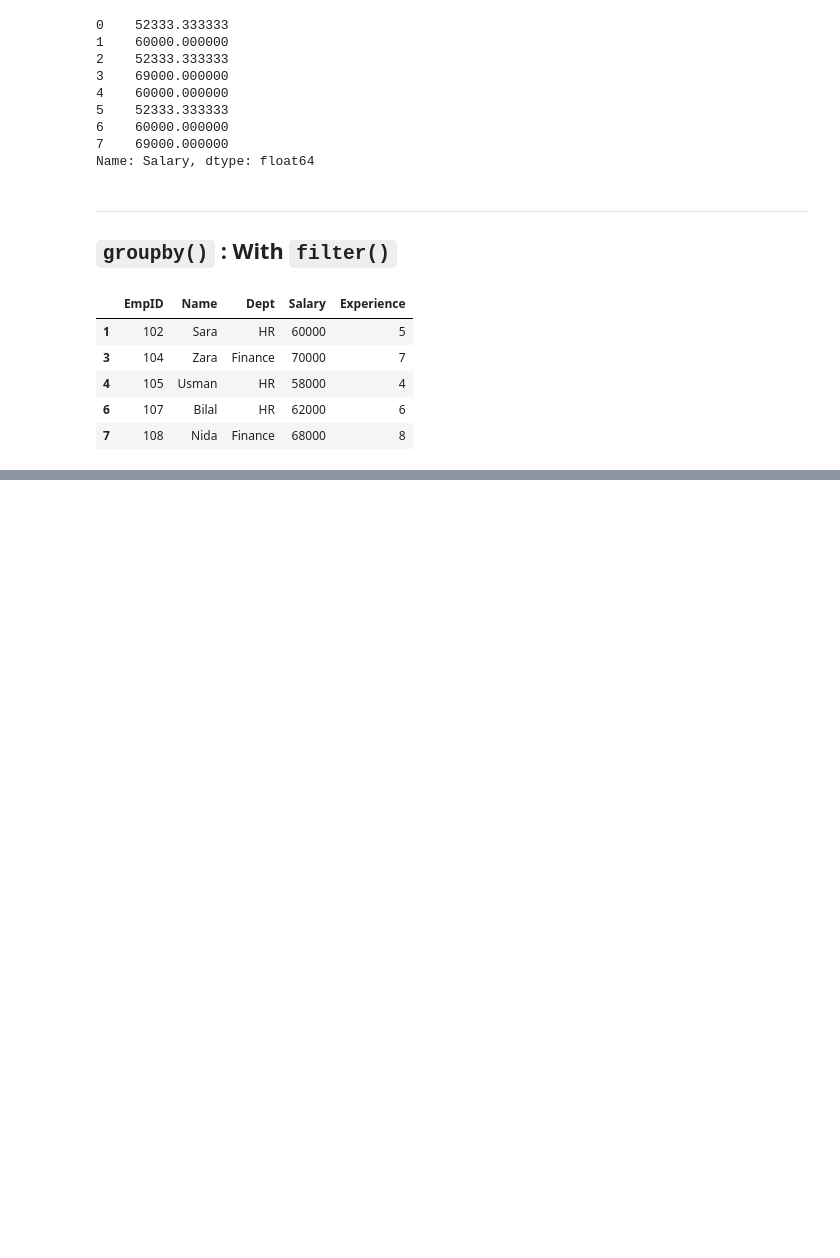
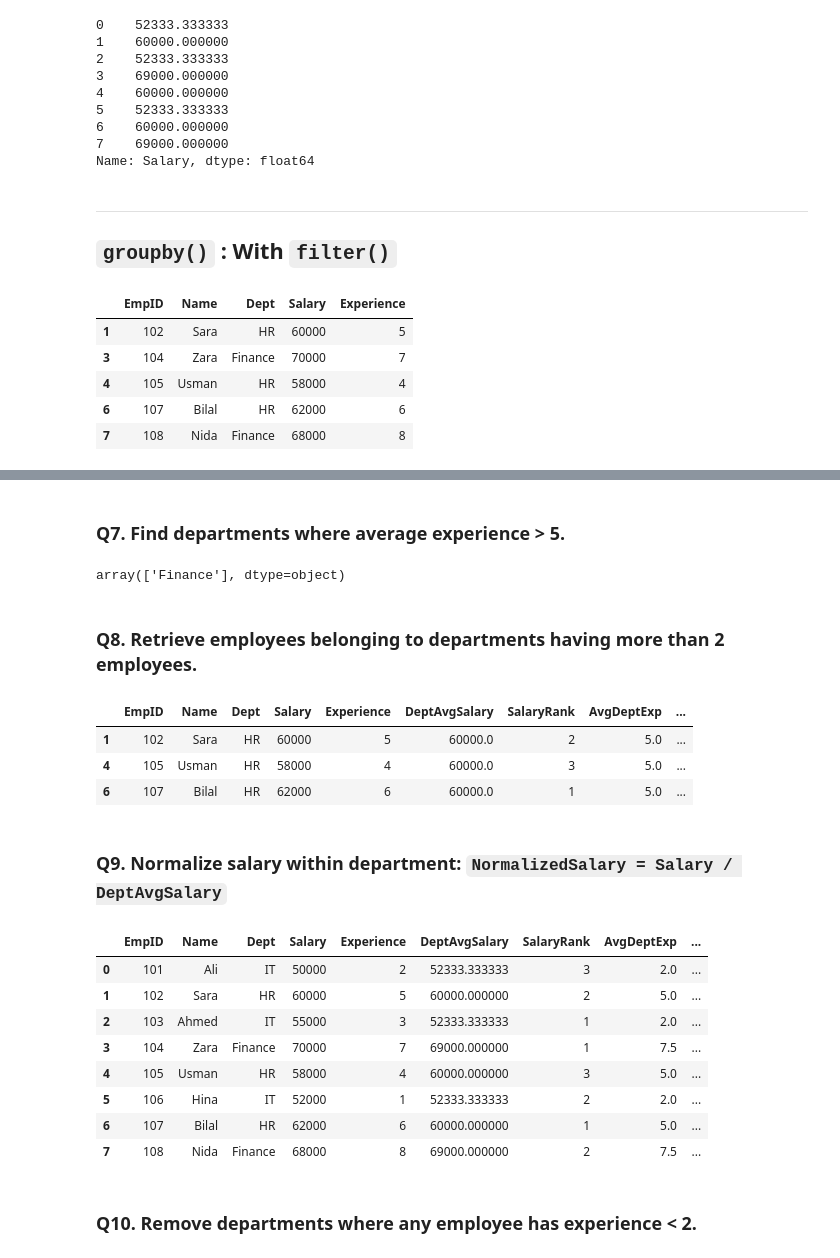
Before and after one commit to RealHaroon/Data-Analytics, a Jupyter notebook: Notebooks/Pandas/GroupBy.ipynb, the cells around one changed output, grey strips where cells are left out. Drawn from its saved outputs; the diff is of its cells as text; code cells hidden in the pictures; blank space fills up the shorter version.

Commit message:
Groupby Practice (26-12-2025 )

```diff
--- a/Notebooks/Pandas/GroupBy.ipynb
+++ b/Notebooks/Pandas/GroupBy.ipynb
@@ -147,0 +186,2 @@ df.groupby('Dept').filter(lambda x : x['Experience'].mean() >2)
+# %%
+df['DeptAvgSalary']=df.groupby('Dept')['Salary'].transform('mean')
@@ -147,0 +213,3 @@ df.groupby('Dept').filter(lambda x : x['Experience'].mean() >2)
+# %%
+df['SalaryRank']=df.groupby('Dept')['Salary'].rank(ascending=False,method='dense').astype(int)
+df
@@ -147,0 +226,36 @@ df.groupby('Dept').filter(lambda x : x['Experience'].mean() >2)
+# %% [markdown]
+### Q7. Find departments where **average experience > 5**.
+# %%
+df.groupby('Dept')['Experience'].mean().loc[lambda x:x >5]
+# OR
+df.groupby('Dept').filter(lambda x : x['Experience'].mean()>5)['Dept'].unique()
+# %% [output]
+array(['Finance'], dtype=object)
+# %% [markdown]
+### Q8. Retrieve employees belonging to departments having **more than 2 employees**.
+# %%
+df.groupby('Dept').filter(lambda x : x['EmpID'].count() > 2)
+# OR
+df[df.groupby('Dept')['Dept'].transform('count')>2]
+# %% [output]
+|  | EmpID | Name | Dept | Salary | Experience | DeptAvgSalary | SalaryRank | AvgDeptExp | ... |
+| 1 | 102 | Sara | HR | 60000 | 5 | 60000.0 | 2 | 5.0 | ... |
+| 4 | 105 | Usman | HR | 58000 | 4 | 60000.0 | 3 | 5.0 | ... |
+| 6 | 107 | Bilal | HR | 62000 | 6 | 60000.0 | 1 | 5.0 | ... |
+# %% [markdown]
+### Q9. Normalize salary within department: `NormalizedSalary = Salary / DeptAvgSalary`
+# %%
+df['NormalizedSalary']=df['Salary']/df['AvgDeptExp']
+df
+# %% [output]
+|  | EmpID | Name | Dept | Salary | Experience | DeptAvgSalary | SalaryRank | AvgDeptExp | ... |
+| 0 | 101 | Ali | IT | 50000 | 2 | 52333.333333 | 3 | 2.0 | ... |
+| 1 | 102 | Sara | HR | 60000 | 5 | 60000.000000 | 2 | 5.0 | ... |
+| 2 | 103 | Ahmed | IT | 55000 | 3 | 52333.333333 | 1 | 2.0 | ... |
+| 3 | 104 | Zara | Finance | 70000 | 7 | 69000.000000 | 1 | 7.5 | ... |
+| 4 | 105 | Usman | HR | 58000 | 4 | 60000.000000 | 3 | 5.0 | ... |
+| 5 | 106 | Hina | IT | 52000 | 1 | 52333.333333 | 2 | 2.0 | ... |
+| 6 | 107 | Bilal | HR | 62000 | 6 | 60000.000000 | 1 | 5.0 | ... |
+| 7 | 108 | Nida | Finance | 68000 | 8 | 69000.000000 | 2 | 7.5 | ... |
+# %% [markdown]
+### Q10. Remove departments where any employee has experience < 2.
```
Also changed, not shown: parts of 18 cells of this notebook.
